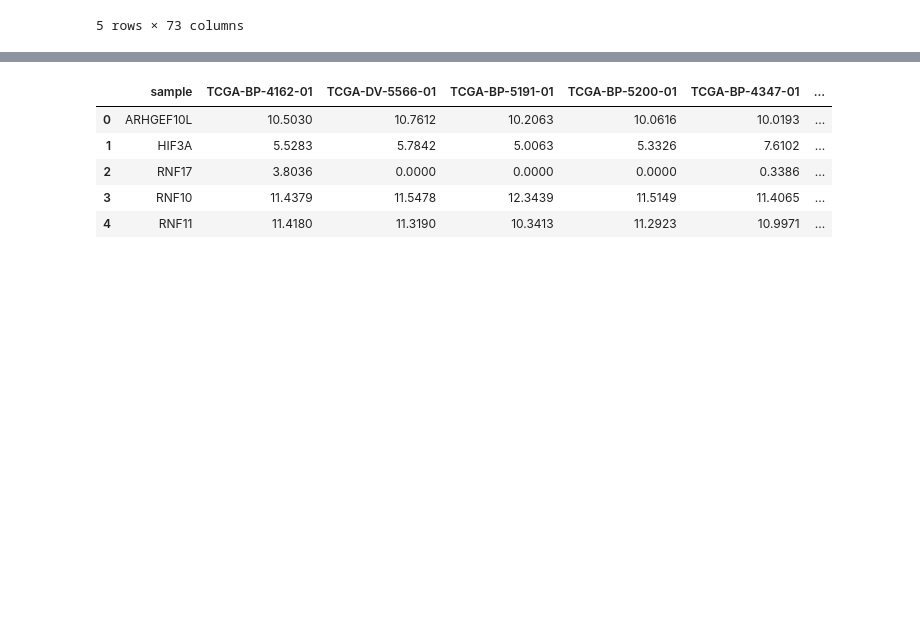
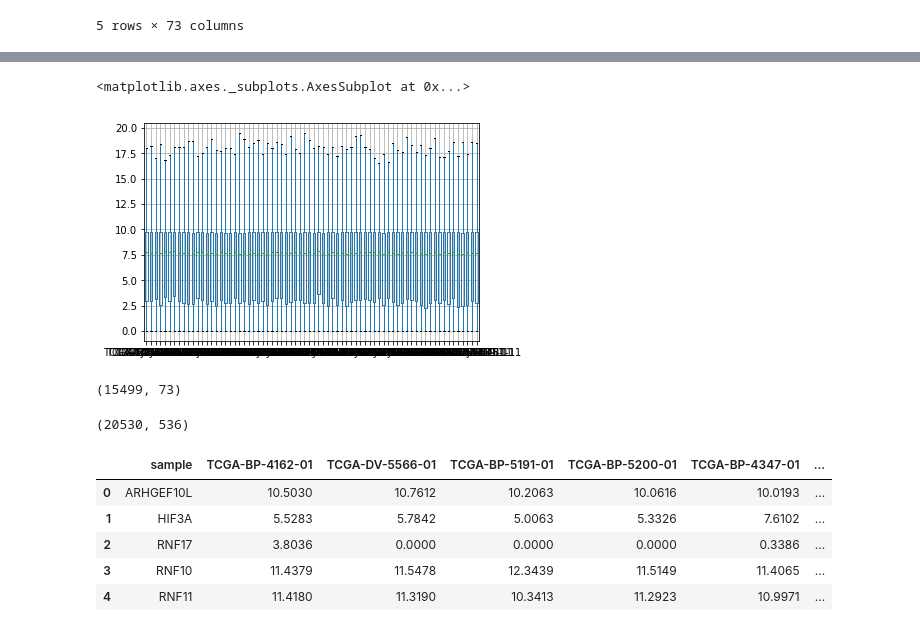
Before and after one commit to francismjenkins/Wrangling_Springboard, a Jupyter notebook: Capstone_Wrangling.ipynb, the cells around one changed output, grey strips where cells are left out. Cells and saved outputs as stored; diff of their text form; code cells hidden in the pictures; blank space fills up the shorter version.

```diff
--- a/Capstone_Wrangling.ipynb
+++ b/Capstone_Wrangling.ipynb
@@ -39,0 +84,6 @@ df1.head()
+# %%
+import matplotlib.pyplot as plt
+df1.boxplot(ax = None)
+# %% [output]
+<matplotlib.axes._subplots.AxesSubplot at 0x...>
+[figure, added]
@@ -40,6 +92,15 @@ df1.head()
+# %%
+df1_dropped = df1_replace.dropna(axis=0, how='any')
+df1_dropped.shape
+# %% [output]
+(15499, 73)
 # %%
 df2 = data.filter(regex = 'sample|01|05$', axis = 1)
 # Creating new dataframe with only columns containing expression values for cancer cells
+# %%
+df2.shape
+# %% [output]
+(20530, 536)
 # %%
 df2.head()
 # %% [output]
```
Also changed, not shown: parts of 19 cells of this notebook.
